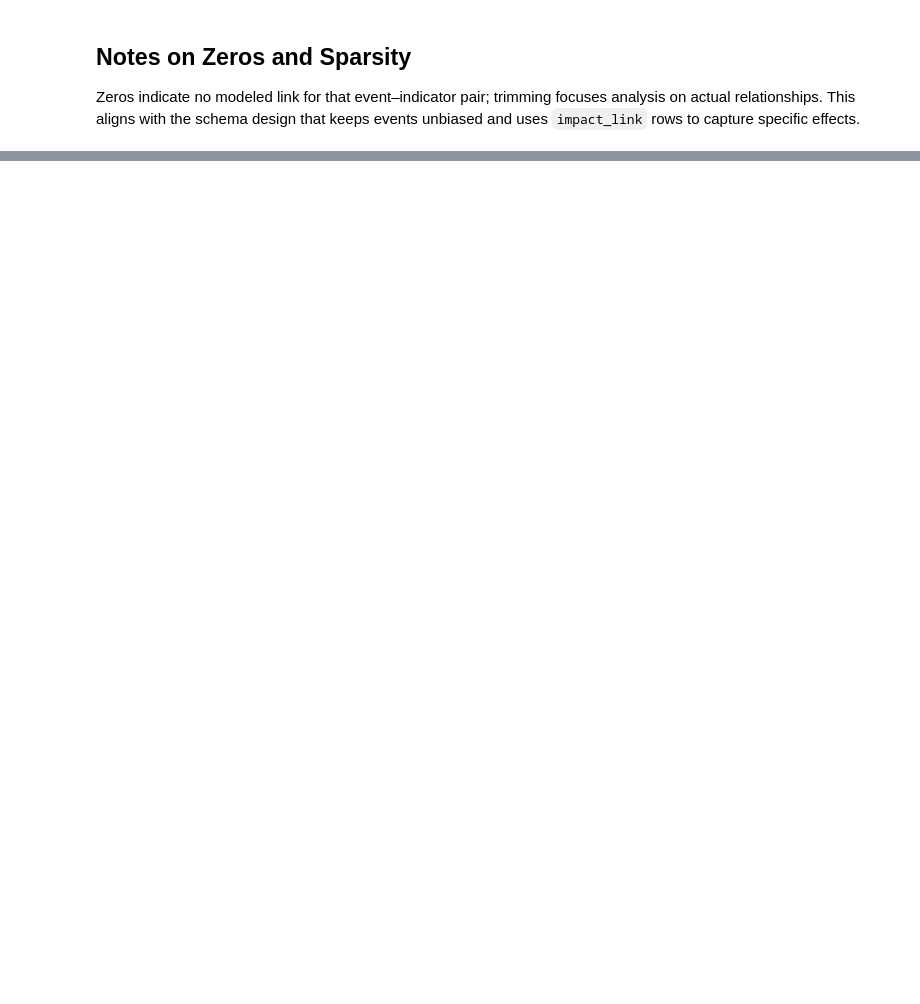
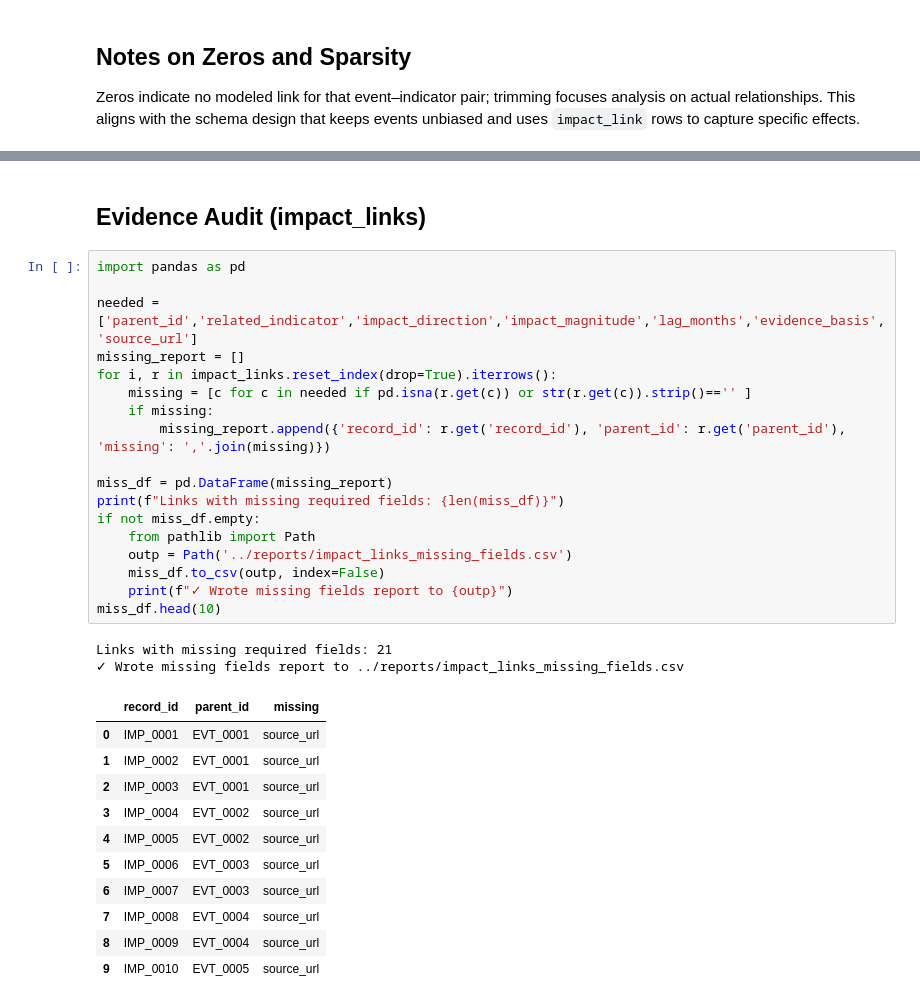
Before and after one commit to hann2004/ethiopia-fi-forecast, a Jupyter notebook: notebooks/03_event_impact_modeling.ipynb, the cells around one changed output, grey strips where cells are left out. Drawn from its saved outputs; the diff is of its cells as text; blank space fills up the shorter version.

Commit message:
completing impact modeling and all task-3

```diff
--- a/notebooks/03_event_impact_modeling.ipynb
+++ b/notebooks/03_event_impact_modeling.ipynb
@@ -398,0 +349,34 @@ assoc.head()
+# %% [markdown]
+## Evidence Audit (impact_links)
+# %%
+import pandas as pd
+
+needed = ['parent_id','related_indicator','impact_direction','impact_magnitude','lag_months','evidence_basis','source_url']
+missing_report = []
+for i, r in impact_links.reset_index(drop=True).iterrows():
+    missing = [c for c in needed if pd.isna(r.get(c)) or str(r.get(c)).strip()=='' ]
+    if missing:
+        missing_report.append({'record_id': r.get('record_id'), 'parent_id': r.get('parent_id'), 'missing': ','.join(missing)})
+
+miss_df = pd.DataFrame(missing_report)
+print(f"Links with missing required fields: {len(miss_df)}")
+if not miss_df.empty:
+    from pathlib import Path
+    outp = Path('../reports/impact_links_missing_fields.csv')
+    miss_df.to_csv(outp, index=False)
+    print(f"✓ Wrote missing fields report to {outp}")
+miss_df.head(10)
+# %% [output]
+Links with missing required fields: 21
+✓ Wrote missing fields report to ../reports/impact_links_missing_fields.csv
+|  | record_id | parent_id | missing |
+| 0 | IMP_0001 | EVT_0001 | source_url |
+| 1 | IMP_0002 | EVT_0001 | source_url |
+| 2 | IMP_0003 | EVT_0001 | source_url |
+| 3 | IMP_0004 | EVT_0002 | source_url |
+| 4 | IMP_0005 | EVT_0002 | source_url |
+| 5 | IMP_0006 | EVT_0003 | source_url |
+| 6 | IMP_0007 | EVT_0003 | source_url |
+| 7 | IMP_0008 | EVT_0004 | source_url |
+| 8 | IMP_0009 | EVT_0004 | source_url |
+| 9 | IMP_0010 | EVT_0005 | source_url |
```
Also changed, not shown: parts of 13 cells of this notebook, 2 other files.
